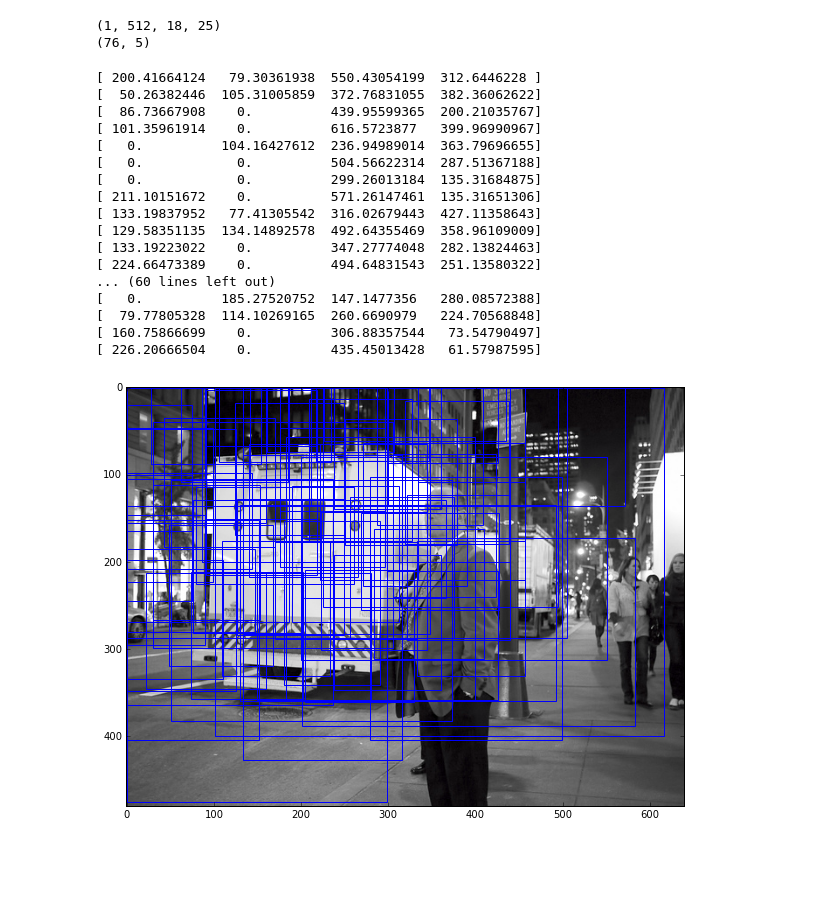
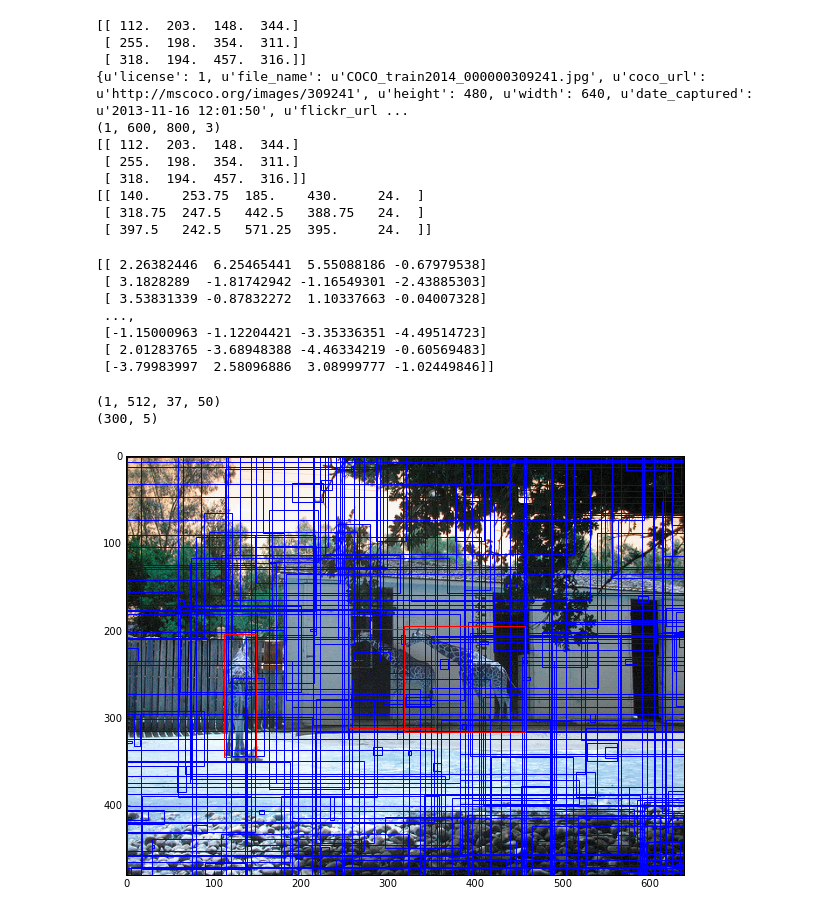
Before and after one commit to anhlt/faster_rcnn, a Jupyter notebook: RPN Module.ipynb, the cells around one changed output. Saved outputs shown, nothing was run; the diff lists cells and outputs as text; code cells hidden in the pictures; blank space fills up the shorter version.

Commit message:
Debug RPN

```diff
--- a/RPN Module.ipynb
+++ b/RPN Module.ipynb
@@ -129,3 +131,3 @@ def train(train_loader, optimizer, model, epoch):
 # %%
-train(data_loader, optimizer=optimizer, model=net, epoch=8e4)
+train(t, optimizer, net, 10)
 # %% [output]
@@ -152,53 +153,74 @@ torch.save(net.state_dict(), 'model.pkl')
+# %%
+net.load_state_dict(torch.load('./rpn.pkl'))
 # %%
-blobs = cap[26584]
+blobs =  cap[13499]
 im_data = blobs['data']
 im_info = blobs['im_info']
 gt_boxes = np.hstack([ blobs['boxes'] , blobs['gt_classes'][:, np.newaxis]])
 gt_ishard = blobs['gt_ishard']
 dontcare_areas = blobs['dontcare_areas']
+
+print blobs['boxes'] / im_info[0][2]
+print blobs['image_info']
+print im_data.shape
+origin_gt_box =  blobs['boxes'] / im_info[0][2]
+print origin_gt_box
+print gt_boxes
+# %% [output]
+[[ 112.  203.  148.  344.]
+ [ 255.  198.  354.  311.]
+ [ 318.  194.  457.  316.]]
+{u'license': 1, u'file_name': u'COCO_train2014_000000309241.jpg', u'coco_url': u'http://mscoco.org/images/309241', u'height': 480, u'width': 640, u'date_captured': u'2013-11-16 12:01:50', u'flickr_url ...
+(1, 600, 800, 3)
+[[ 112.  203.  148.  344.]
+ [ 255.  198.  354.  311.]
+ [ 318.  194.  457.  316.]]
+[[ 140.    253.75  185.    430.     24.  ]
+ [ 318.75  247.5   442.5   388.75   24.  ]
+ [ 397.5   242.5   571.25  395.     24.  ]]
 # %%
+# net.load_state_dict(torch.load('./rpn.pkl'))
+
+net.eval()
 _, result = net(im_data, im_info, gt_boxes, gt_ishard, dontcare_areas)
+# %% [output]
+[[ 2.26382446  6.25465441  5.55088186 -0.67979538]
+ [ 3.1828289  -1.81742942 -1.16549301 -2.43885303]
+ [ 3.53831339 -0.87832272  1.10337663 -0.04007328]
+ ...,
+ [-1.15000963 -1.12204421 -3.35336351 -4.49514723]
+ [ 2.01283765 -3.68948388 -4.46334219 -0.60569483]
+ [-3.79983997  2.58096886  3.08999777 -1.02449846]]
 # %%
-data =  result.data.cpu().numpy()
+box_data =  result.data.cpu().numpy()
 features =  _.data.cpu().numpy()
 print features.shape
-print data.shape
+print box_data.shape
 # %% [output]
-(1, 512, 18, 25)
-(76, 5)
+(1, 512, 37, 50)
+(300, 5)
 # %%
 fig,ax = plt.subplots(1)
 base_path = './data/mscoco/images/train2014/'
 img_path = os.path.join(base_path, blobs['im_name'])
-im_info = blobs['im_info'][0]
 # Display the image
 im_data = cv2.imread(img_path)
 
 ax.imshow(im_data)
 # Create a Rectangle patch
-for i, box_data in enumerate(data):
-    box = box_data[1:]
-    print box
+for i, box in enumerate(box_data):
+    box = box[1:]
     rect = patches.Rectangle((box[0], box[1]), box[2] - box[0], box[3] - box[1] ,linewidth=1,edgecolor='b',facecolor='none')
     # Add the patch to the Axes
     ax.add_patch(rect)
+
+for i, box in enumerate(origin_gt_box):
+    rect = patches.Rectangle((box[0], box[1]), box[2] - box[0], box[3] - box[1]  ,linewidth=1,edgecolor='r',facecolor='none')
+    # Add the patch to the Axes
+    ax.add_patch(rect)
+
 plt.show()
+
+# debug max overlap
 # %% [output]
-[ 200.41664124   79.30361938  550.43054199  312.6446228 ]
-[  50.26382446  105.31005859  372.76831055  382.36062622]
-[  86.73667908    0.          439.95599365  200.21035767]
-[ 101.35961914    0.          616.5723877   399.96990967]
-[   0.          104.16427612  236.94989014  363.79696655]
-[   0.            0.          504.56622314  287.51367188]
-[   0.            0.          299.26013184  135.31684875]
-[ 211.10151672    0.          571.26147461  135.31651306]
-[ 133.19837952   77.41305542  316.02679443  427.11358643]
-[ 129.58351135  134.14892578  492.64355469  358.96109009]
-[ 133.19223022    0.          347.27774048  282.13824463]
-[ 224.66473389    0.          494.64831543  251.13580322]
-... (60 lines left out)
-[   0.          185.27520752  147.1477356   280.08572388]
-[  79.77805328  114.10269165  260.6690979   224.70568848]
-[ 160.75866699    0.          306.88357544   73.54790497]
-[ 226.20666504    0.          435.45013428   61.57987595]
-[figure, old version]
+[figure, new version]
```
Also changed, not shown: parts of 7 cells of this notebook, 7 other files.
